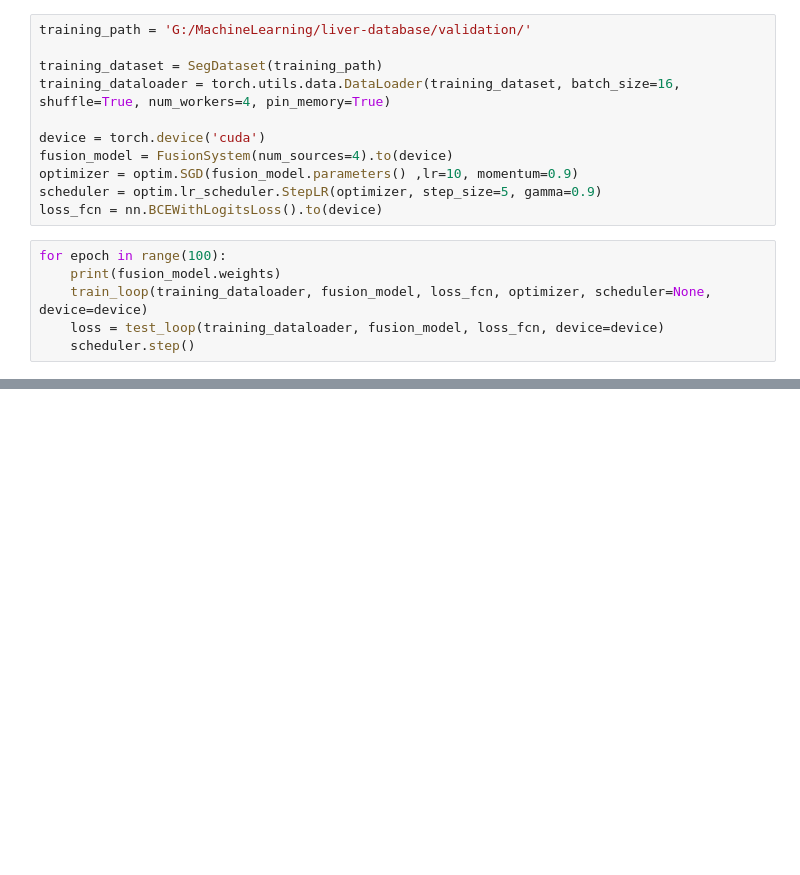
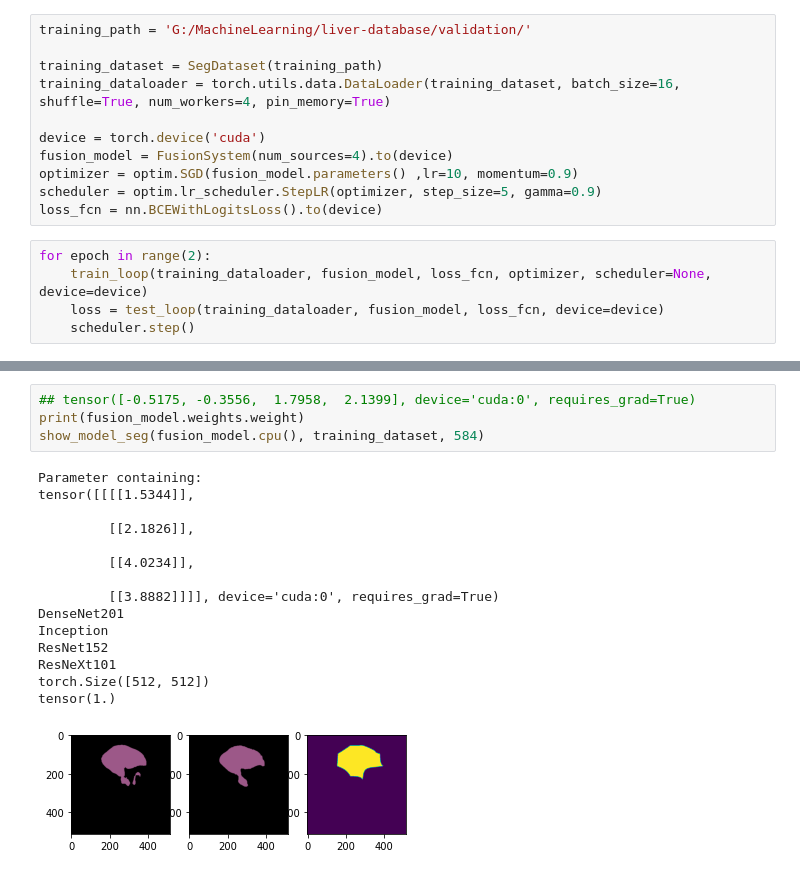
Before and after one commit to StanciulescuAndrei/LicentaUPB, a Jupyter notebook: FusionSystem/LiverFusionSystem.ipynb, the cells around one changed output, grey strips where cells are left out. Drawn from its saved outputs; the diff is of its cells as text; blank space fills up the shorter version.

```diff
--- a/FusionSystem/LiverFusionSystem.ipynb
+++ b/FusionSystem/LiverFusionSystem.ipynb
@@ -20,8 +20,7 @@ optimizer = optim.SGD(fusion_model.parameters() ,lr=10, momentum=0.9)
 scheduler = optim.lr_scheduler.StepLR(optimizer, step_size=5, gamma=0.9)
 loss_fcn = nn.BCEWithLogitsLoss().to(device)
 # %%
-for epoch in range(100):
-    print(fusion_model.weights)
+for epoch in range(2):
     train_loop(training_dataloader, fusion_model, loss_fcn, optimizer, scheduler=None,  device=device)
     loss = test_loop(training_dataloader, fusion_model, loss_fcn, device=device)
     scheduler.step()
@@ -97,0 +37,20 @@ tensor(1.)
+# %%
+## tensor([-0.5175, -0.3556,  1.7958,  2.1399], device='cuda:0', requires_grad=True)
+print(fusion_model.weights.weight)
+show_model_seg(fusion_model.cpu(), training_dataset, 584)
+# %% [output]
+Parameter containing:
+tensor([[[[1.5344]],
+
+         [[2.1826]],
+
+         [[4.0234]],
+
+         [[3.8882]]]], device='cuda:0', requires_grad=True)
+DenseNet201
+Inception
+ResNet152
+ResNeXt101
+torch.Size([512, 512])
+tensor(1.)
+[figure, added]
```
Also changed, not shown: parts of 2 cells of this notebook, 20 other files.
